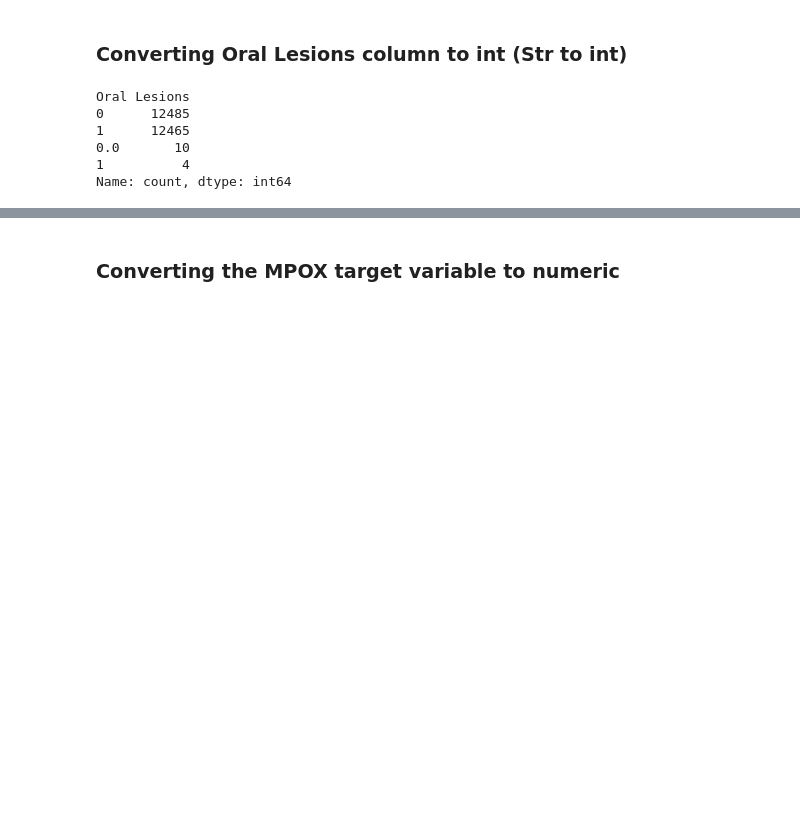
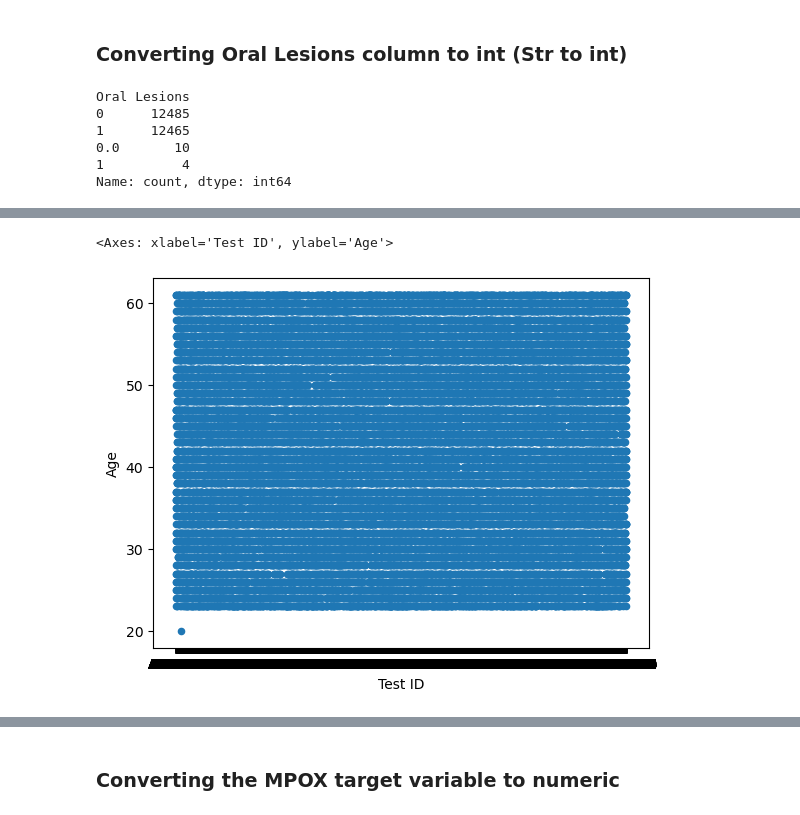
Before and after one commit to thegayankalinga/CW1, a Jupyter notebook: cw1.ipynb, the cells around one changed output, grey strips where cells are left out. Saved outputs shown, nothing was run; the diff lists cells and outputs as text; code cells hidden in the pictures; blank space fills up the shorter version.

Commit message:
Cleaned some un-expected data
Cleaned the age further, to the dropping the values

```diff
--- a/cw1.ipynb
+++ b/cw1.ipynb
@@ -372,0 +402,8 @@ data_frame_with_retained_variables['Oral Lesions'] = data_frame_with_retained_va
+# %%
+data_frame_with_retained_variables.loc[((data_frame_with_retained_variables['Age'] > 100) | (data_frame_with_retained_variables['Age'] < 15)), 'Age'] = pd.NA
+data_frame_with_retained_variables.dropna(subset=['Age'], inplace=True)
+# %%
+data_frame_with_retained_variables[['Test ID', 'Age']].plot(kind='scatter', x="Test ID", y='Age')
+# %% [output]
+<Axes: xlabel='Test ID', ylabel='Age'>
+[figure, added]
```
Also changed, not shown: parts of 13 cells of this notebook.
